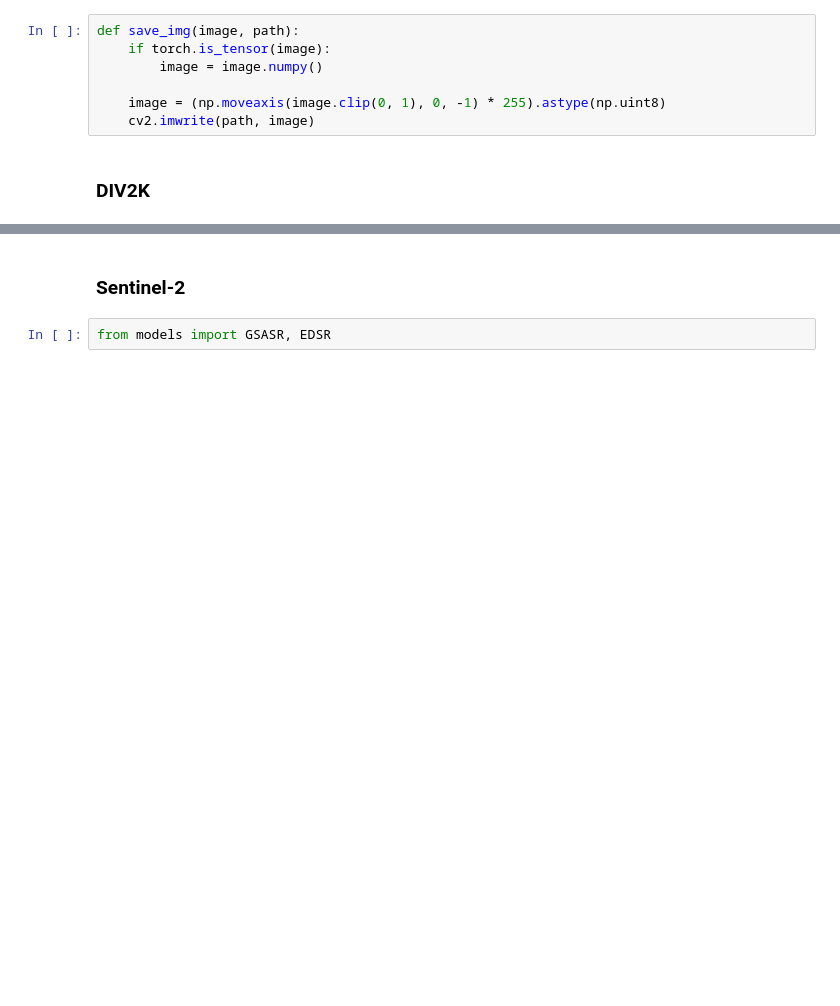
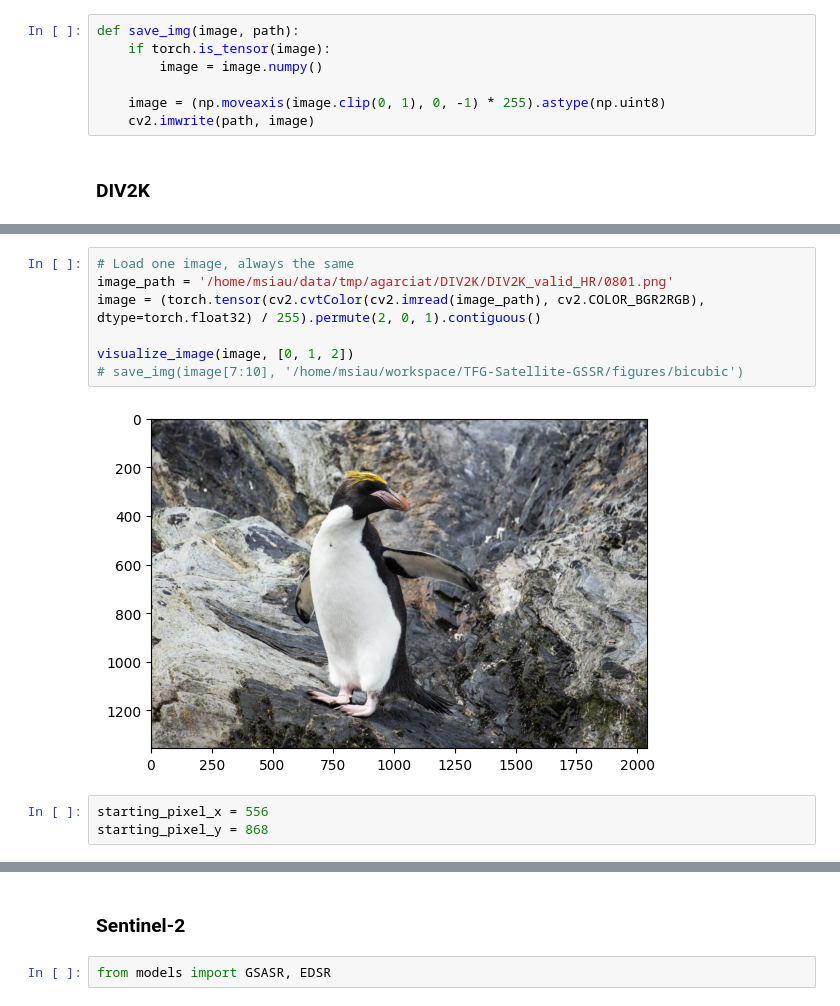
Before and after one commit to adriangt2001/TFG-Satellite-GSSR, a Jupyter notebook: notebooks/image_generator.ipynb, the cells around one changed output, grey strips where cells are left out. Drawn from its saved outputs; the diff is of its cells as text; blank space fills up the shorter version.

```diff
--- a/notebooks/image_generator.ipynb
+++ b/notebooks/image_generator.ipynb
@@ -20,0 +52,12 @@ def save_img(image, path):
+# %%
+# Load one image, always the same
+image_path = '/home/msiau/data/tmp/agarciat/DIV2K/DIV2K_valid_HR/0801.png'
+image = (torch.tensor(cv2.cvtColor(cv2.imread(image_path), cv2.COLOR_BGR2RGB), dtype=torch.float32) / 255).permute(2, 0, 1).contiguous()
+
+visualize_image(image, [0, 1, 2])
+# save_img(image[7:10], '/home/msiau/workspace/TFG-Satellite-GSSR/figures/bicubic')
+# %% [output]
+[figure, added]
+# %%
+starting_pixel_x = 556
+starting_pixel_y = 868
```
Also changed, not shown: parts of 12 cells of this notebook, 55 other files.
